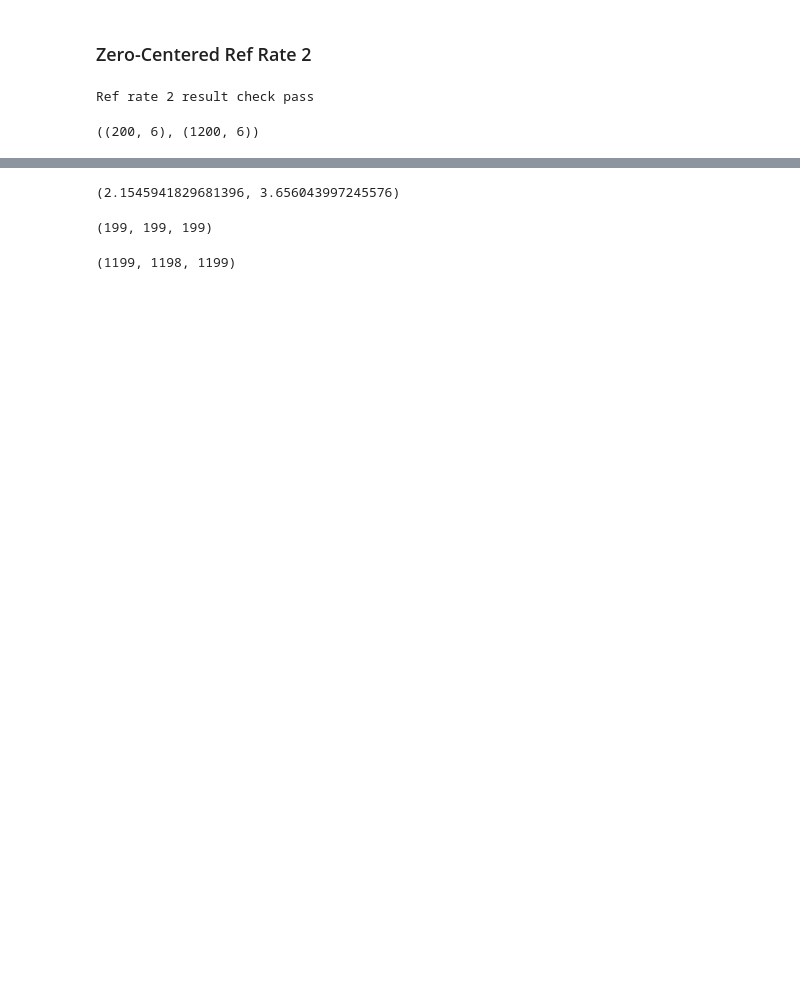
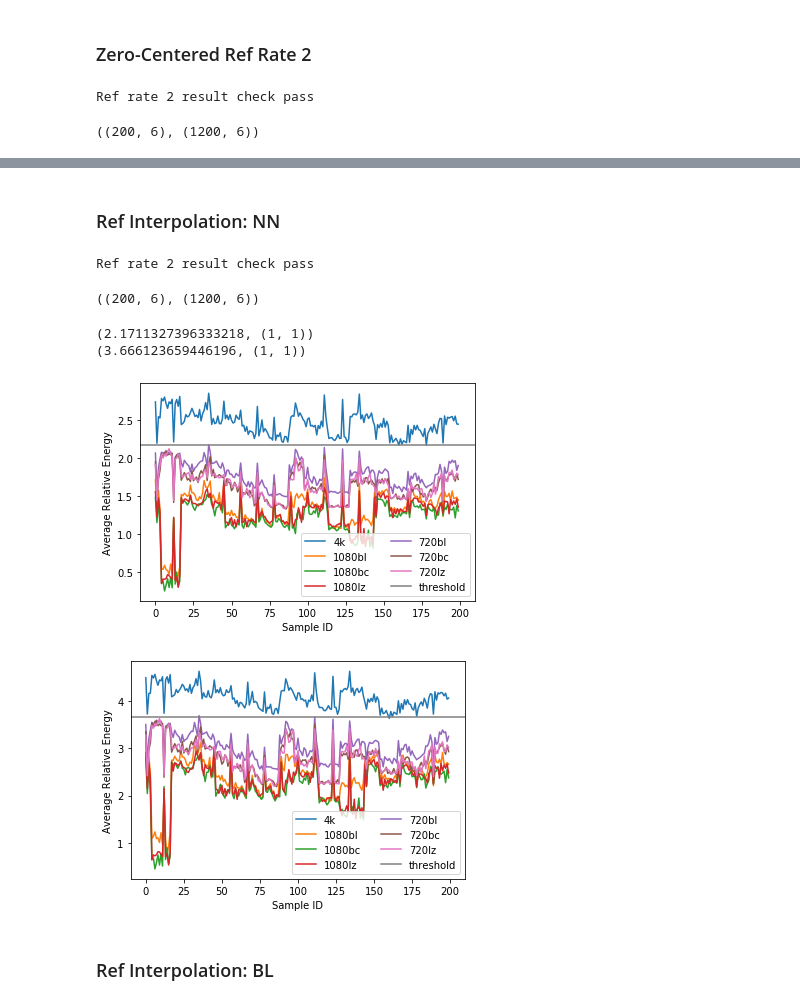
Before and after one commit to xushangning/cs386, a Jupyter notebook: 3-UHD/code/DCT_Judger.ipynb, the cells around one changed output, grey strips where cells are left out. Saved outputs shown, nothing was run; the diff lists cells and outputs as text; code cells hidden in the pictures; blank space fills up the shorter version.

```diff
--- a/3-UHD/code/DCT_Judger.ipynb
+++ b/3-UHD/code/DCT_Judger.ipynb
@@ -643,14 +642,0 @@ Ref rate 4 result check pass
-# %%
-plt.figure(figsize=(12,4))
-
-plt.subplot(1, 2, 1)
-for key in data.keys():
-    tmp = data[key]
-    plt.plot(tmp[:, 0], label=key)
-plt.legend()
-
-plt.subplot(1, 2, 2)
-for key in data.keys():
-    tmp = data[key]
-    plt.plot(tmp[:, 3], label=key)
-plt.legend()
@@ -826,13 +745,42 @@ array([[2.14878821, 1.16003096, 2.5171845 , 3.63657483, 1.99379686,
-# %%
-thresholds = ((stat[0, 0] + stat[1:, 0].max()) / 2, (stat[0, 3] + stat[1:, 3].max()) / 2)
-thresholds
-# %% [output]
-(2.1545941829681396, 3.656043997245576)
-# %%
-sum(pos_data[:, 0] > thresholds[0]), sum(pos_data[:, 3] > thresholds[1]), sum((pos_data[:, 0] > thresholds[0]) & (pos_data[:, 3] > thresholds[1]))
-# %% [output]
-(199, 199, 199)
-# %%
-sum(neg_data[:, 0] <= thresholds[0]), sum(neg_data[:, 3] <= thresholds[1]), sum((neg_data[:, 0] <= thresholds[0]) | (neg_data[:, 3] <= thresholds[1]))
-# %% [output]
-(1199, 1198, 1199)
+# %% [markdown]
+### Ref Interpolation: NN
+# %%
+rate2_fname = 'tile_32_channel_0_samples_50_rate_2_threshold_20_div_True_offset_1.0_ref_NN.txt'
+data = {}
+data['4k'] = np.loadtxt('images/4k/' + rate2_fname)
+assert np.isnan(data['4k']).sum() == 0, "Missing data"
+data['1080bl'] = np.loadtxt('images/1080P/bilinear/' + rate2_fname)
+assert np.isnan(data['1080bl']).sum() == 0, "Missing data"
+data['1080bc'] = np.loadtxt('images/1080P/bicubic/' + rate2_fname)
+assert np.isnan(data['1080bc']).sum() == 0, "Missing data"
+data['1080lz'] = np.loadtxt('images/1080P/lanczos2/' + rate2_fname)
+assert np.isnan(data['1080lz']).sum() == 0, "Missing data"
+data['720bl'] = np.loadtxt('images/720P/bilinear/' + rate2_fname)
+assert np.isnan(data['720bl']).sum() == 0, "Missing data"
+data['720bc'] = np.loadtxt('images/720P/bicubic/' + rate2_fname)
+assert np.isnan(data['720bc']).sum() == 0, "Missing data"
+data['720lz'] = np.loadtxt('images/720P/lanczos2/' + rate2_fname)
+assert np.isnan(data['720lz']).sum() == 0, "Missing data"
+print("Ref rate 2 result check pass")
+
+pos_data = data['4k']
+neg_data = np.concatenate([item for key, item in data.items() if key is not '4k'])
+pos_data.shape, neg_data.shape
+# %% [output]
+Ref rate 2 result check pass
+((200, 6), (1200, 6))
+# %%
+best = binary_search(data)
+plot_energy(data, threshold=best[0])
+print(best)
+
+best = binary_search(data, axis=3)
+plot_energy(data, threshold=best[0], axis=3)
+print(best)
+# %% [output]
+(2.1711327396333218, (1, 1))
+(3.666123659446196, (1, 1))
+[figure, added]
+[figure, added]
+# %% [markdown]
+### Ref Interpolation: BL
```
Also changed, not shown: parts of 29 cells of this notebook, 1 other file.
